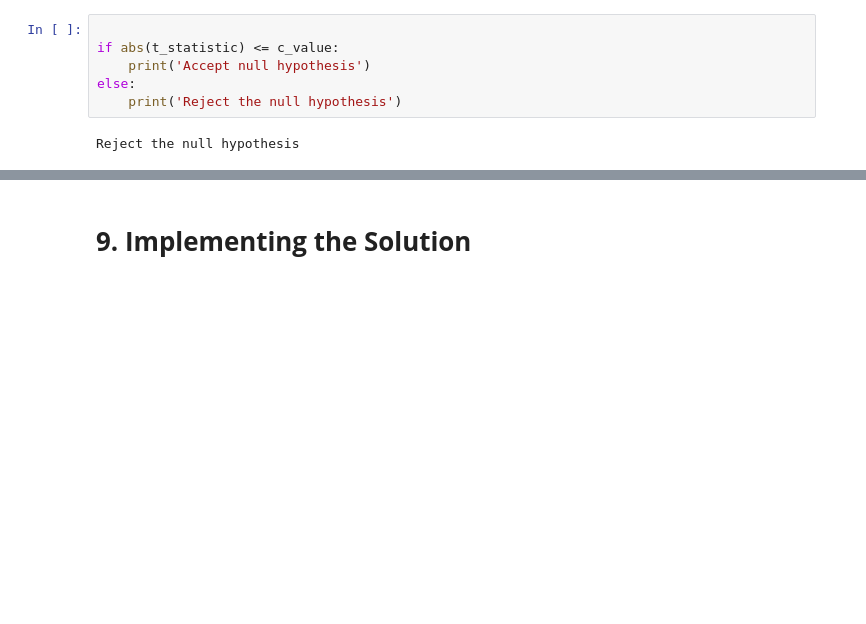
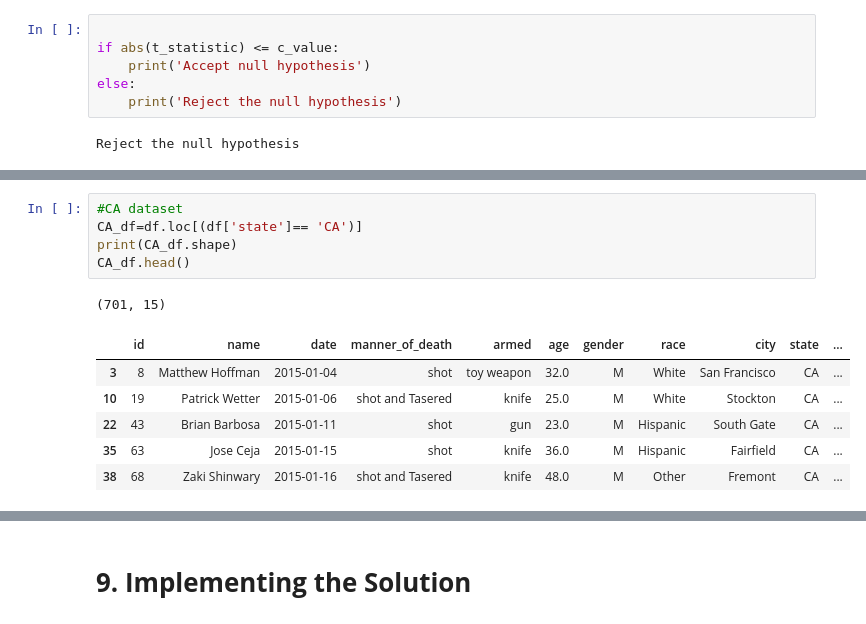
Before and after one commit to MachukaJoy/US_Police_Shootings_Analysis, a Jupyter notebook: US_POLICE_SHOOTING.ipynb, the cells around one changed output, grey strips where cells are left out. Drawn from its saved outputs; the diff is of its cells as text; blank space fills up the shorter version.

```diff
--- a/US_POLICE_SHOOTING.ipynb
+++ b/US_POLICE_SHOOTING.ipynb
@@ -1398,0 +1437,13 @@ Reject the null hypothesis
+# %%
+#CA dataset
+CA_df=df.loc[(df['state']== 'CA')]
+print(CA_df.shape)
+CA_df.head()
+# %% [output]
+(701, 15)
+|  | id | name | date | manner_of_death | armed | age | gender | race | city | state | ... |
+| 3 | 8 | Matthew Hoffman | 2015-01-04 | shot | toy weapon | 32.0 | M | White | San Francisco | CA | ... |
+| 10 | 19 | Patrick Wetter | 2015-01-06 | shot and Tasered | knife | 25.0 | M | White | Stockton | CA | ... |
+| 22 | 43 | Brian Barbosa | 2015-01-11 | shot | gun | 23.0 | M | Hispanic | South Gate | CA | ... |
+| 35 | 63 | Jose Ceja | 2015-01-15 | shot | knife | 36.0 | M | Hispanic | Fairfield | CA | ... |
+| 38 | 68 | Zaki Shinwary | 2015-01-16 | shot and Tasered | knife | 48.0 | M | Other | Fremont | CA | ... |
```
Also changed, not shown: parts of 53 cells of this notebook, 3 other files.
